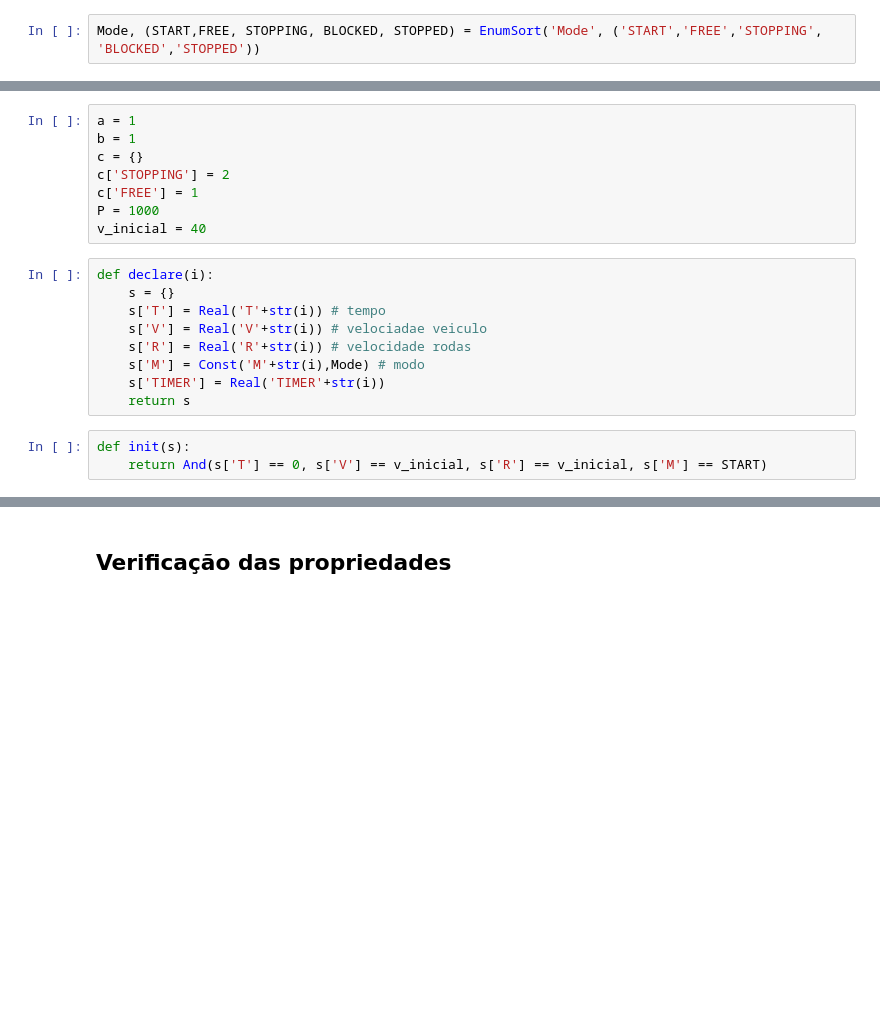
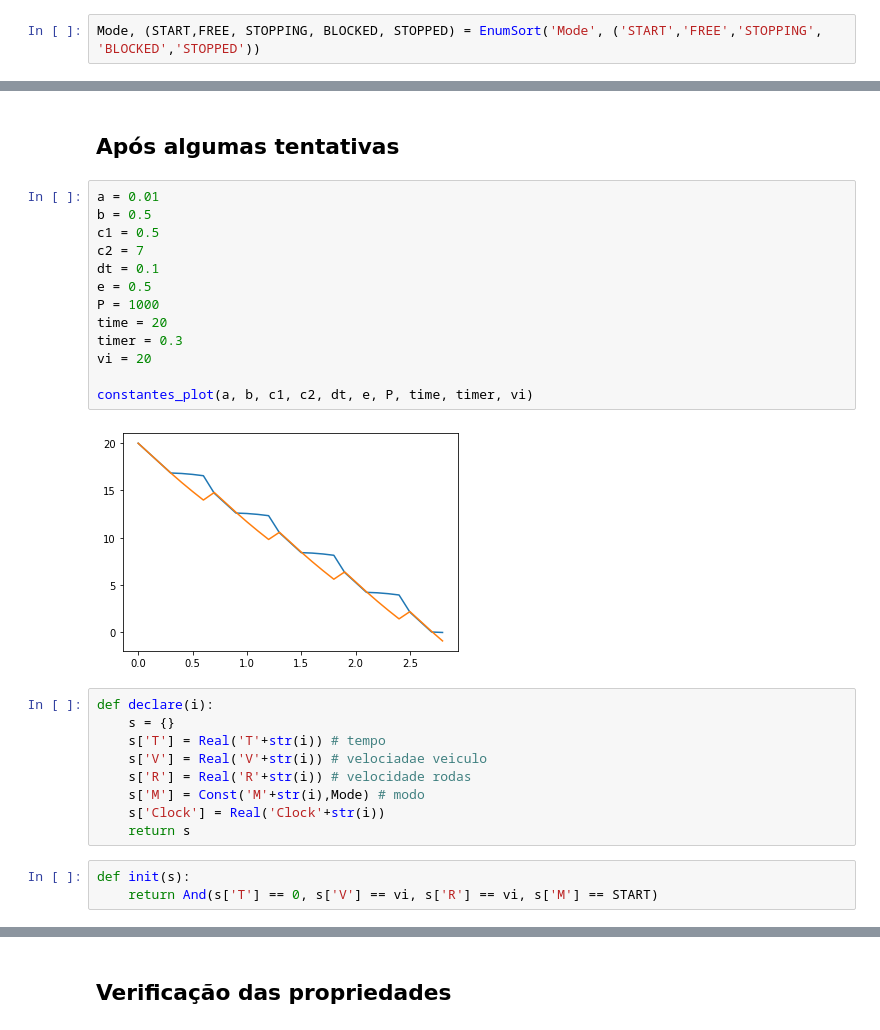
Before and after one commit to zoisper/LC-Projeto, a Jupyter notebook: 3/ABS.ipynb, the cells around one changed output, grey strips where cells are left out. Drawn from its saved outputs; the diff is of its cells as text; blank space fills up the shorter version.

```diff
--- a/3/ABS.ipynb
+++ b/3/ABS.ipynb
@@ -153,11 +151,20 @@ Mode, (START,FREE, STOPPING, BLOCKED, STOPPED) = EnumSort('Mode', ('START','FREE
+# %% [markdown]
+## Após algumas tentativas
 # %%
-a = 1
-b = 1
-c = {}
-c['STOPPING'] = 2
-c['FREE'] = 1
+a = 0.01
+b = 0.5
+c1 = 0.5
+c2 = 7
+dt = 0.1
+e = 0.5
 P = 1000
-v_inicial = 40
+time = 20
+timer = 0.3
+vi = 20
+
+constantes_plot(a, b, c1, c2, dt, e, P, time, timer, vi)
+# %% [output]
+[figure, added]
 # %%
 def declare(i):
     s = {}
@@ -165,10 +172,10 @@ def declare(i):
     s['V'] = Real('V'+str(i)) # velociadae veiculo
     s['R'] = Real('R'+str(i)) # velocidade rodas
     s['M'] = Const('M'+str(i),Mode) # modo
-    s['TIMER'] = Real('TIMER'+str(i))
+    s['Clock'] = Real('Clock'+str(i))
     return s
 # %%
 def init(s):
-    return And(s['T'] == 0, s['V'] == v_inicial, s['R'] == v_inicial, s['M'] == START)
+    return And(s['T'] == 0, s['V'] == vi, s['R'] == vi, s['M'] == START)
 # %%
 def trans(s,p):
```
Also changed, not shown: parts of 10 cells of this notebook.
